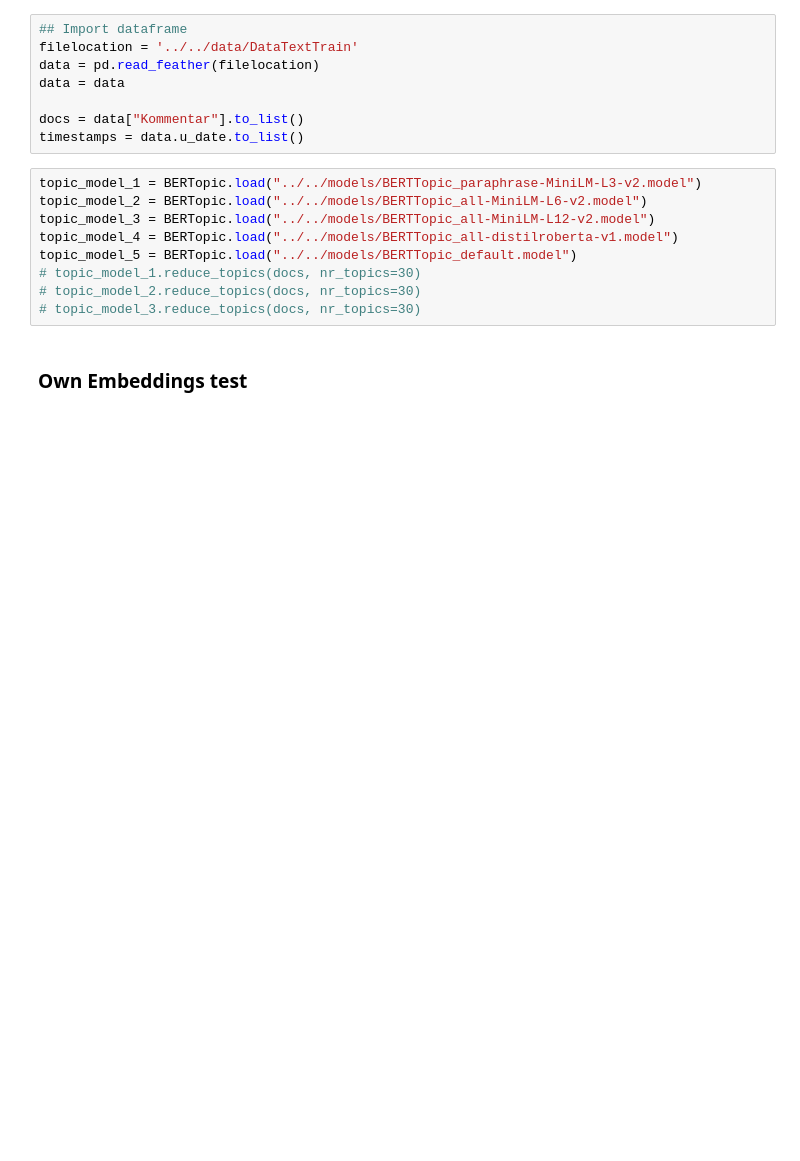
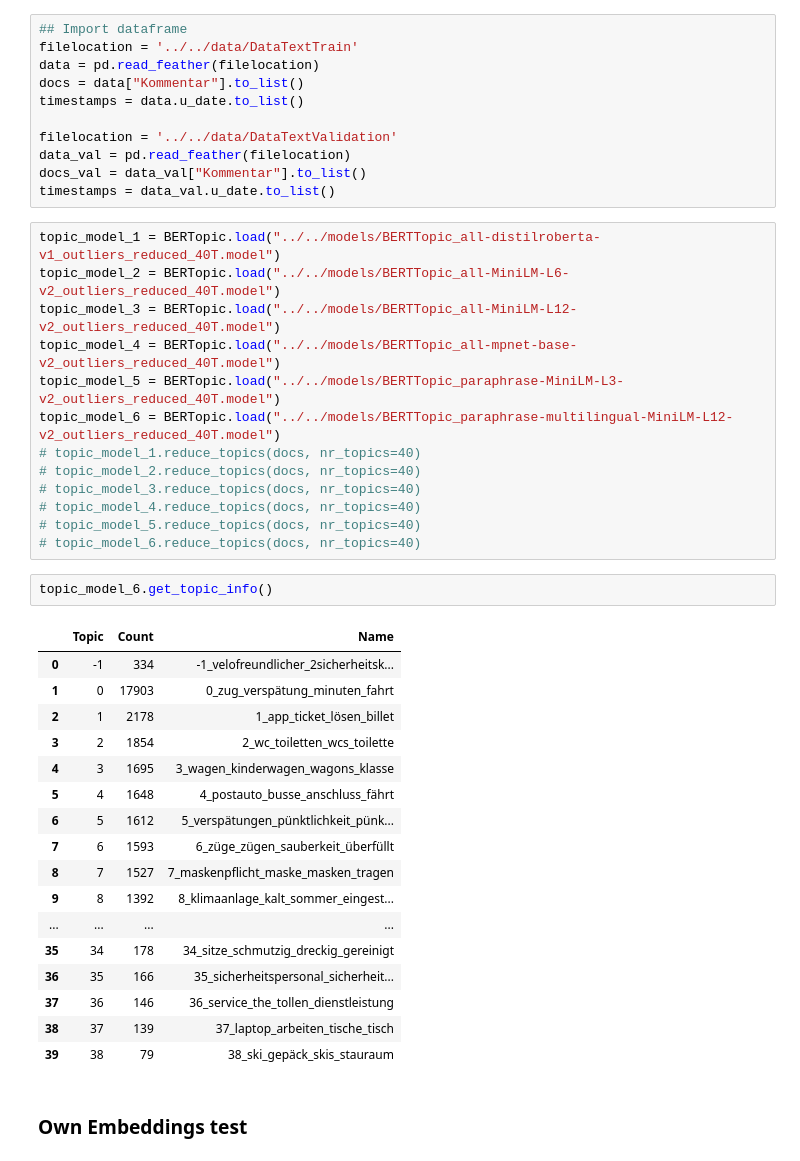
Before and after one commit to Faices/nlp-satisfaction, a Jupyter notebook: code/05_analysis/05a_explore_topic_models.ipynb, the cells around one changed output. Drawn from its saved outputs; the diff is of its cells as text; blank space fills up the shorter version.

```diff
--- a/code/05_analysis/05a_explore_topic_models.ipynb
+++ b/code/05_analysis/05a_explore_topic_models.ipynb
@@ -10,19 +10,46 @@ To enable them in other operations, rebuild TensorFlow with the appropriate comp
 ## Import dataframe
 filelocation = '../../data/DataTextTrain'
 data = pd.read_feather(filelocation)
-data = data
-
 docs = data["Kommentar"].to_list()
 timestamps = data.u_date.to_list()
+
+filelocation = '../../data/DataTextValidation'
+data_val = pd.read_feather(filelocation)
+docs_val = data_val["Kommentar"].to_list()
+timestamps = data_val.u_date.to_list()
 # %%
-topic_model_1 = BERTopic.load("../../models/BERTTopic_paraphrase-MiniLM-L3-v2.model")
-topic_model_2 = BERTopic.load("../../models/BERTTopic_all-MiniLM-L6-v2.model")
-topic_model_3 = BERTopic.load("../../models/BERTTopic_all-MiniLM-L12-v2.model")
-topic_model_4 = BERTopic.load("../../models/BERTTopic_all-distilroberta-v1.model")
-topic_model_5 = BERTopic.load("../../models/BERTTopic_default.model")
-# topic_model_1.reduce_topics(docs, nr_topics=30)
-# topic_model_2.reduce_topics(docs, nr_topics=30)
-# topic_model_3.reduce_topics(docs, nr_topics=30)
+topic_model_1 = BERTopic.load("../../models/BERTTopic_all-distilroberta-v1_outliers_reduced_40T.model")
+topic_model_2 = BERTopic.load("../../models/BERTTopic_all-MiniLM-L6-v2_outliers_reduced_40T.model")
+topic_model_3 = BERTopic.load("../../models/BERTTopic_all-MiniLM-L12-v2_outliers_reduced_40T.model")
+topic_model_4 = BERTopic.load("../../models/BERTTopic_all-mpnet-base-v2_outliers_reduced_40T.model")
+topic_model_5 = BERTopic.load("../../models/BERTTopic_paraphrase-MiniLM-L3-v2_outliers_reduced_40T.model")
+topic_model_6 = BERTopic.load("../../models/BERTTopic_paraphrase-multilingual-MiniLM-L12-v2_outliers_reduced_40T.model")
+# topic_model_1.reduce_topics(docs, nr_topics=40)
+# topic_model_2.reduce_topics(docs, nr_topics=40)
+# topic_model_3.reduce_topics(docs, nr_topics=40)
+# topic_model_4.reduce_topics(docs, nr_topics=40)
+# topic_model_5.reduce_topics(docs, nr_topics=40)
+# topic_model_6.reduce_topics(docs, nr_topics=40)
+# %%
+topic_model_6.get_topic_info()
+# %% [output]
+|  | Topic | Count | Name |
+| 0 | -1 | 334 | -1_velofreundlicher_2sicherheitsk... |
+| 1 | 0 | 17903 | 0_zug_verspätung_minuten_fahrt |
+| 2 | 1 | 2178 | 1_app_ticket_lösen_billet |
+| 3 | 2 | 1854 | 2_wc_toiletten_wcs_toilette |
+| 4 | 3 | 1695 | 3_wagen_kinderwagen_wagons_klasse |
+| 5 | 4 | 1648 | 4_postauto_busse_anschluss_fährt |
+| 6 | 5 | 1612 | 5_verspätungen_pünktlichkeit_pünk... |
+| 7 | 6 | 1593 | 6_züge_zügen_sauberkeit_überfüllt |
+| 8 | 7 | 1527 | 7_maskenpflicht_maske_masken_tragen |
+| 9 | 8 | 1392 | 8_klimaanlage_kalt_sommer_eingest... |
+| ... | ... | ... | ... |
+| 35 | 34 | 178 | 34_sitze_schmutzig_dreckig_gereinigt |
+| 36 | 35 | 166 | 35_sicherheitspersonal_sicherheit... |
+| 37 | 36 | 146 | 36_service_the_tollen_dienstleistung |
+| 38 | 37 | 139 | 37_laptop_arbeiten_tische_tisch |
+| 39 | 38 | 79 | 38_ski_gepäck_skis_stauraum |
 # %% [markdown]
 ### Own Embeddings test
 # %%
```
Also changed, not shown: parts of 1 cell of this notebook, 6 other files.
